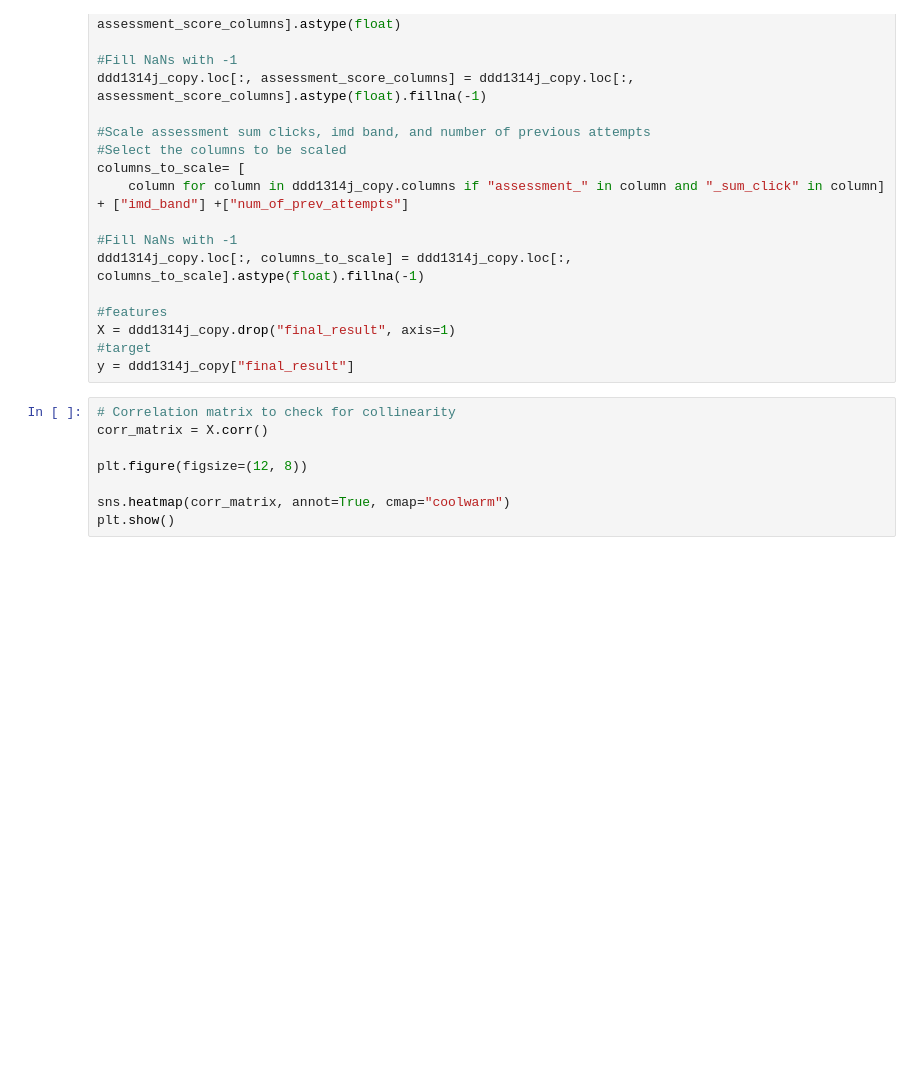
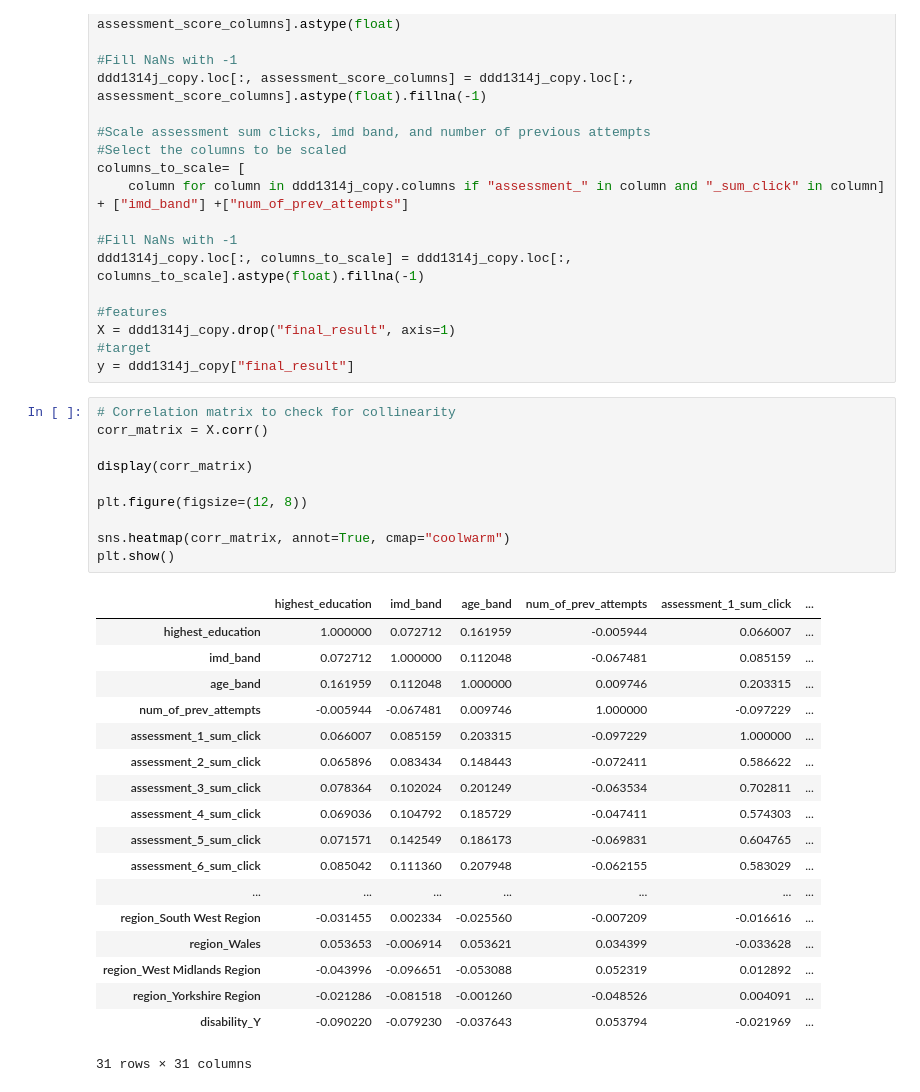
Before and after one commit to SamTK174/MCAProject, a Jupyter notebook: study_2.ipynb, the cells around one changed output. Drawn from its saved outputs; the diff is of its cells as text; blank space fills up the shorter version.

```diff
--- a/study_2.ipynb
+++ b/study_2.ipynb
@@ -639,12 +941,32 @@ y = ddd1314j_copy["final_result"]
 # %%
 # Correlation matrix to check for collinearity
 corr_matrix = X.corr()
+
+display(corr_matrix)
 
 plt.figure(figsize=(12, 8))
 
 sns.heatmap(corr_matrix, annot=True, cmap="coolwarm")
 plt.show()
 # %% [output]
+|  | highest_education | imd_band | age_band | num_of_prev_attempts | assessment_1_sum_click | ... |
+| highest_education | 1.000000 | 0.072712 | 0.161959 | -0.005944 | 0.066007 | ... |
+| imd_band | 0.072712 | 1.000000 | 0.112048 | -0.067481 | 0.085159 | ... |
+| age_band | 0.161959 | 0.112048 | 1.000000 | 0.009746 | 0.203315 | ... |
+| num_of_prev_attempts | -0.005944 | -0.067481 | 0.009746 | 1.000000 | -0.097229 | ... |
+| assessment_1_sum_click | 0.066007 | 0.085159 | 0.203315 | -0.097229 | 1.000000 | ... |
+| assessment_2_sum_click | 0.065896 | 0.083434 | 0.148443 | -0.072411 | 0.586622 | ... |
+| assessment_3_sum_click | 0.078364 | 0.102024 | 0.201249 | -0.063534 | 0.702811 | ... |
+| assessment_4_sum_click | 0.069036 | 0.104792 | 0.185729 | -0.047411 | 0.574303 | ... |
+| assessment_5_sum_click | 0.071571 | 0.142549 | 0.186173 | -0.069831 | 0.604765 | ... |
+| assessment_6_sum_click | 0.085042 | 0.111360 | 0.207948 | -0.062155 | 0.583029 | ... |
+| ... | ... | ... | ... | ... | ... | ... |
+| region_South West Region | -0.031455 | 0.002334 | -0.025560 | -0.007209 | -0.016616 | ... |
+| region_Wales | 0.053653 | -0.006914 | 0.053621 | 0.034399 | -0.033628 | ... |
+| region_West Midlands Region | -0.043996 | -0.096651 | -0.053088 | 0.052319 | 0.012892 | ... |
+| region_Yorkshire Region | -0.021286 | -0.081518 | -0.001260 | -0.048526 | 0.004091 | ... |
+| disability_Y | -0.090220 | -0.079230 | -0.037643 | 0.053794 | -0.021969 | ... |
+31 rows × 31 columns
 [figure]
 # %%
 #Split Test/Train Data, and Normalise
```
Also changed, not shown: parts of 47 cells of this notebook.
